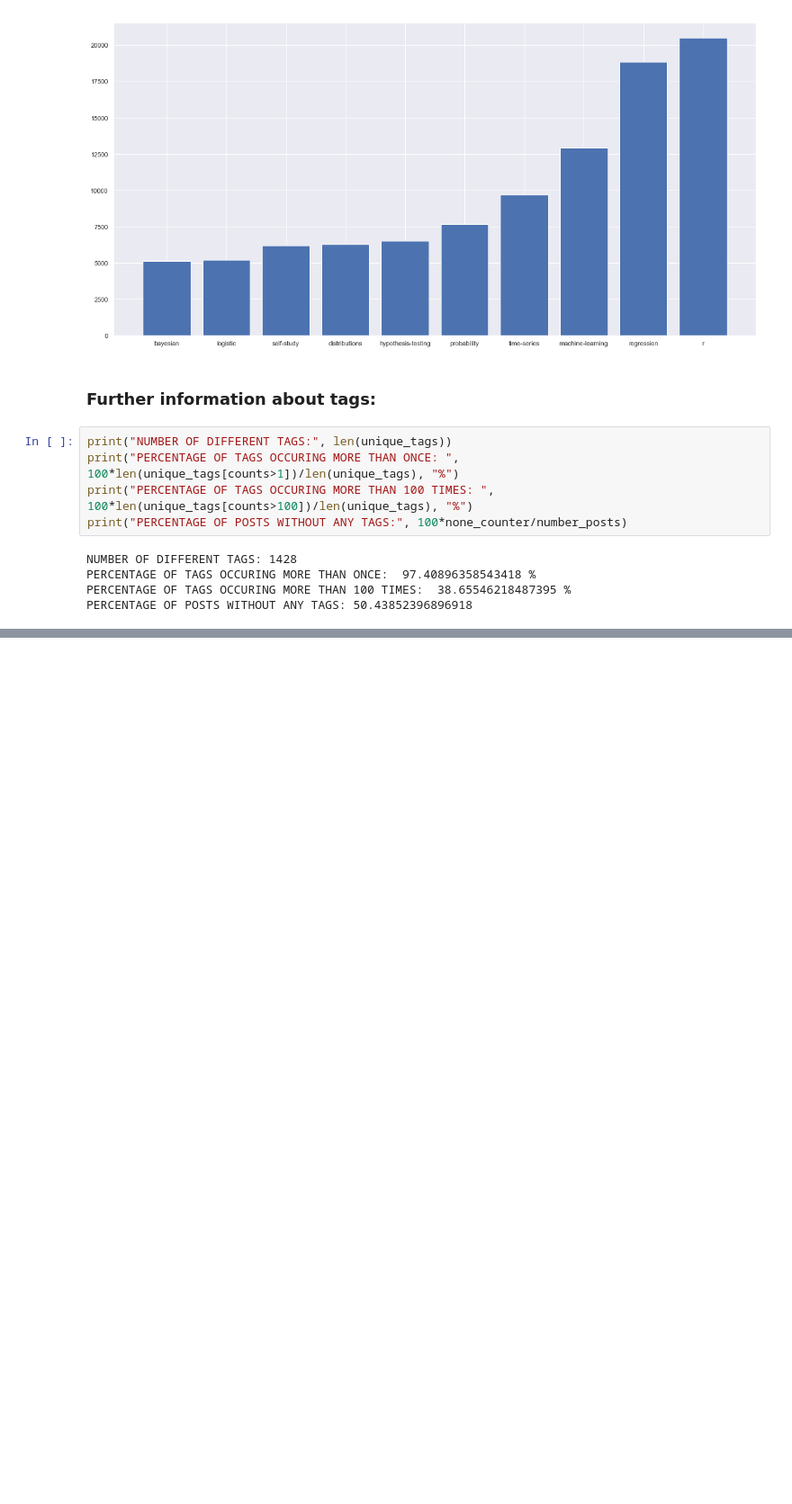
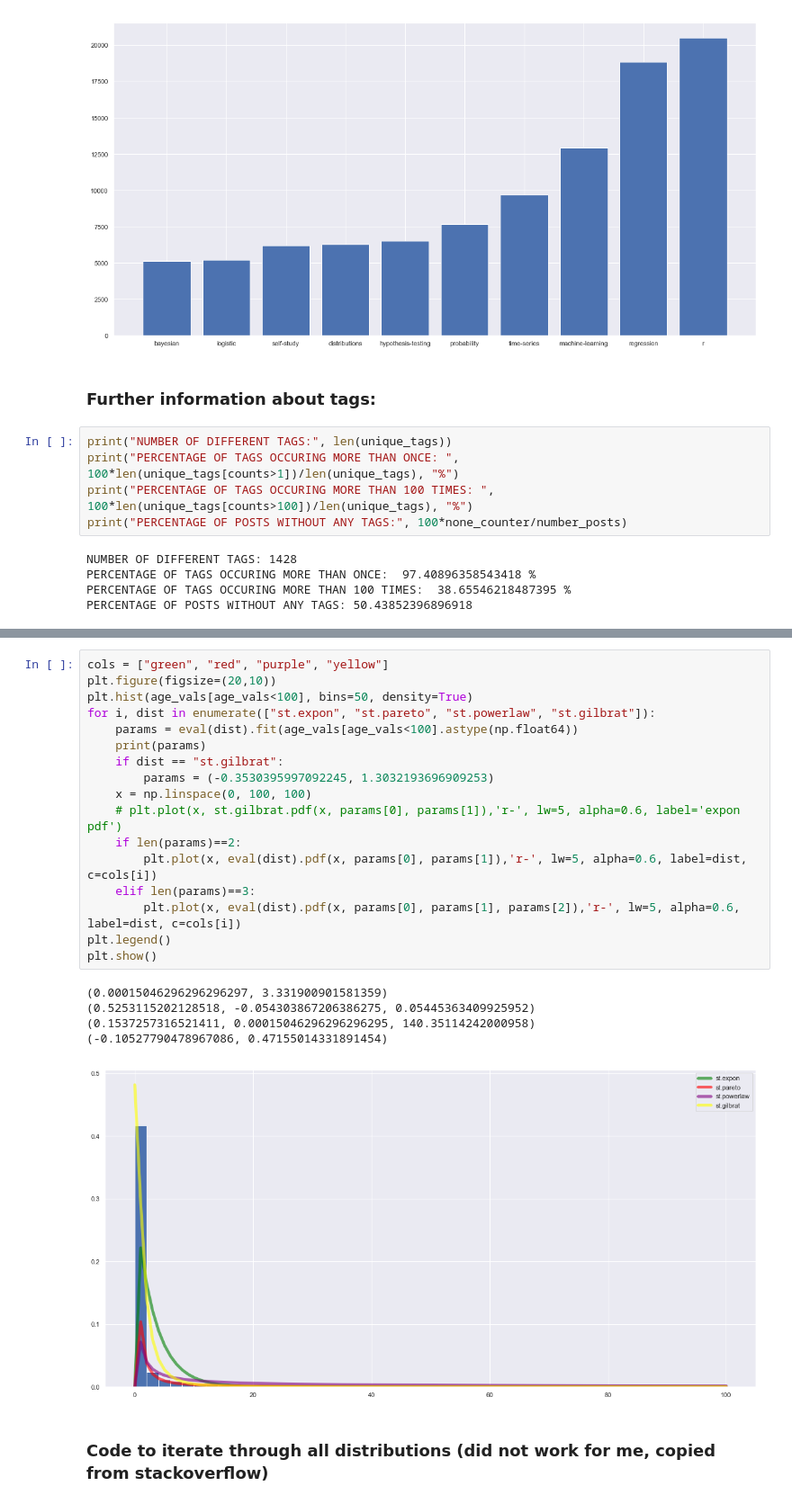
Before and after one commit to elvisnava/DSLab-StackOverflow, a Jupyter notebook: data-exploration/1_Overview.ipynb, the cells around one changed output, grey strips where cells are left out. Shown at 90% size. Drawn from its saved outputs; the diff is of its cells as text; blank space fills up the shorter version.

```diff
--- a/data-exploration/1_Overview.ipynb
+++ b/data-exploration/1_Overview.ipynb
@@ -209,0 +268,25 @@ PERCENTAGE OF POSTS WITHOUT ANY TAGS: 50.43852396896918
+# %%
+cols = ["green", "red", "purple", "yellow"]
+plt.figure(figsize=(20,10))
+plt.hist(age_vals[age_vals<100], bins=50, density=True)
+for i, dist in enumerate(["st.expon", "st.pareto", "st.powerlaw", "st.gilbrat"]):
+    params = eval(dist).fit(age_vals[age_vals<100].astype(np.float64))
+    print(params)
+    if dist == "st.gilbrat":
+        params = (-0.3530395997092245, 1.3032193696909253)
+    x = np.linspace(0, 100, 100)
+    # plt.plot(x, st.gilbrat.pdf(x, params[0], params[1]),'r-', lw=5, alpha=0.6, label='expon pdf')
+    if len(params)==2:
+        plt.plot(x, eval(dist).pdf(x, params[0], params[1]),'r-', lw=5, alpha=0.6, label=dist, c=cols[i])
+    elif len(params)==3:
+        plt.plot(x, eval(dist).pdf(x, params[0], params[1], params[2]),'r-', lw=5, alpha=0.6, label=dist, c=cols[i])
+plt.legend()
+plt.show()
+# %% [output]
+(0.00015046296296296297, 3.331900901581359)
+(0.5253115202128518, -0.054303867206386275, 0.05445363409925952)
+(0.1537257316521411, 0.00015046296296296295, 140.35114242000958)
+(-0.10527790478967086, 0.47155014331891454)
+[figure, added]
+# %% [markdown]
+### Code to iterate through all distributions (did not work for me, copied from stackoverflow)
```
Also changed, not shown: parts of 14 cells of this notebook, 1 other file.
